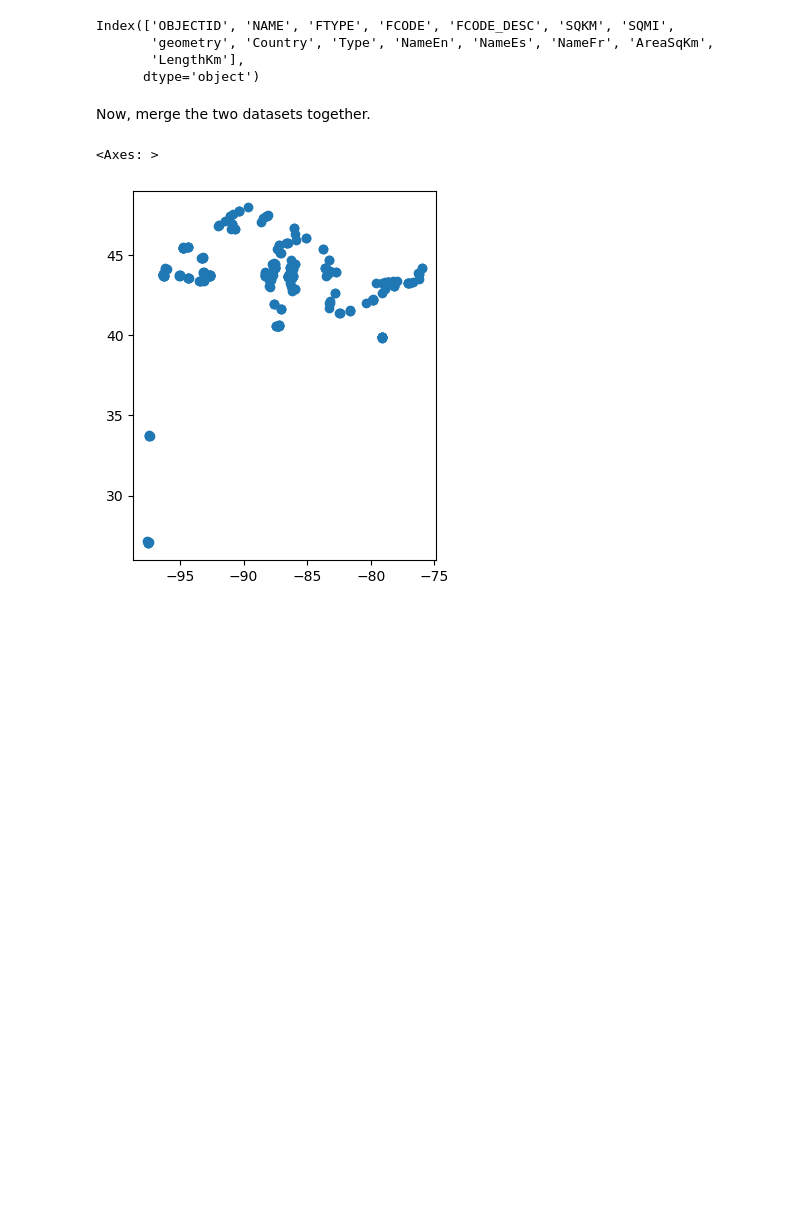
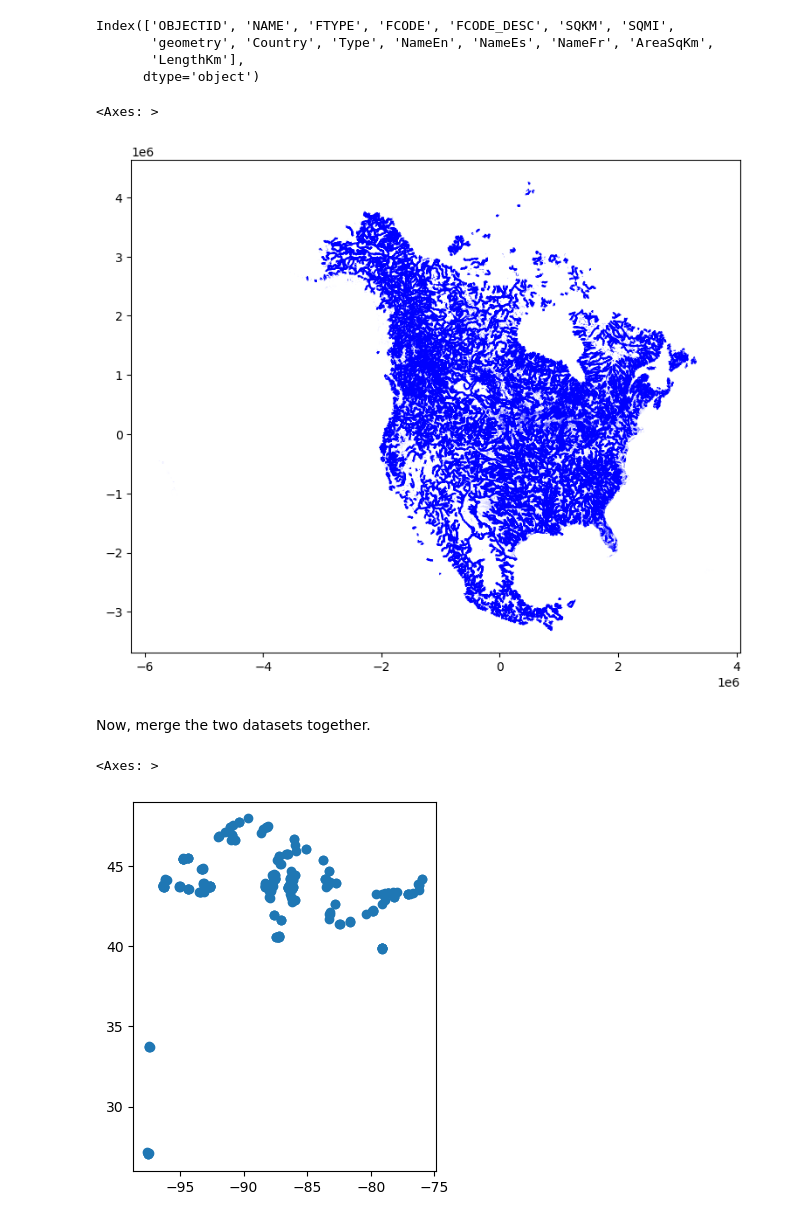
Before and after one commit to mcanearm/biostat696-group-1, a Jupyter notebook: data/process_geodata.ipynb, the cells around one changed output. Cells and saved outputs as stored; diff of their text form; code cells hidden in the pictures; blank space fills up the shorter version.

```diff
--- a/data/process_geodata.ipynb
+++ b/data/process_geodata.ipynb
@@ -68,6 +67,11 @@ Index(['OBJECTID', 'NAME', 'FTYPE', 'FCODE', 'FCODE_DESC', 'SQKM', 'SQMI',
        'geometry', 'Country', 'Type', 'NameEn', 'NameEs', 'NameFr', 'AreaSqKm',
        'LengthKm'],
       dtype='object')
+# %%
+all_water_bodies.plot(figsize=(9, 9), color="blue")
+# %% [output]
+<Axes: >
+[figure, added]
 # %%
 stations["geometry"] = gpd.points_from_xy(stations["Long"], stations["Lat"], crs="EPSG:4326").to_crs(epsg=2163)
 stations = gpd.GeoDataFrame(stations, geometry='geometry')
```
Also changed, not shown: parts of 3 cells of this notebook, 9 other files.
